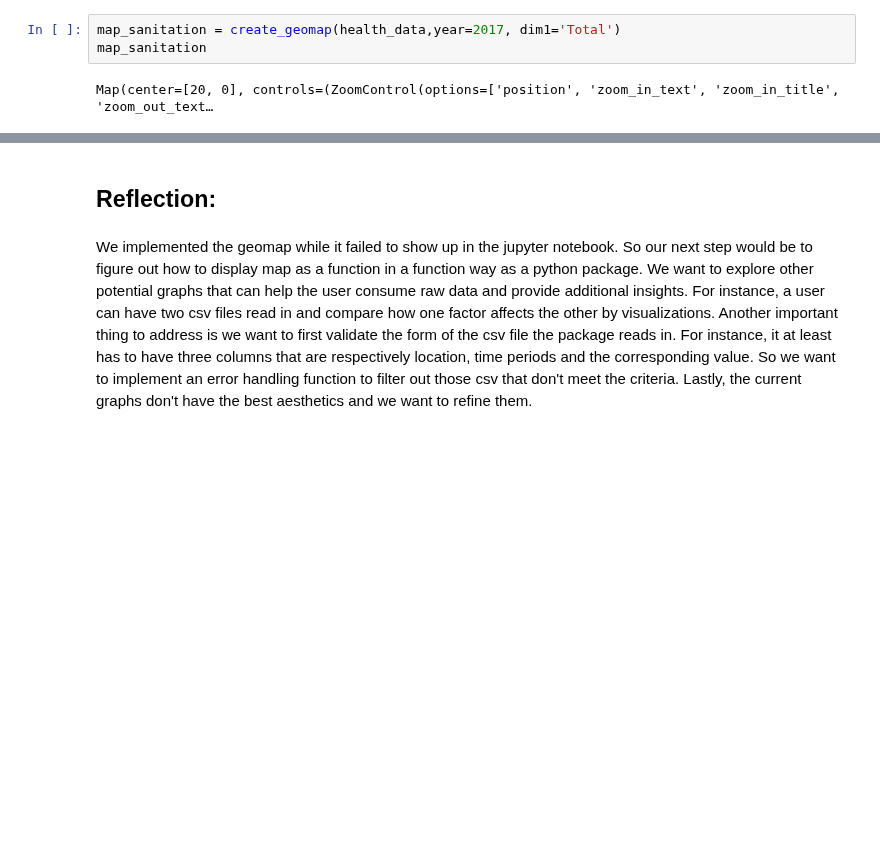
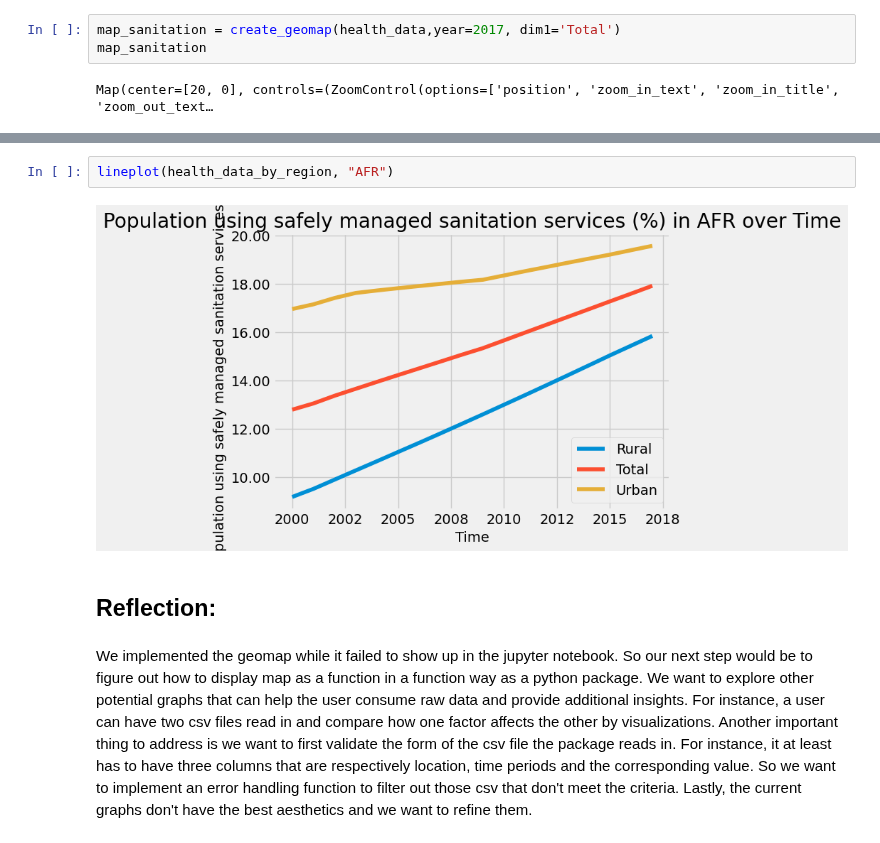
Before and after one commit to violetbi/sds-271-fp, a Jupyter notebook: prototype.ipynb, the cells around one changed output, grey strips where cells are left out. Cells and saved outputs as stored; diff of their text form; blank space fills up the shorter version.

```diff
--- a/prototype.ipynb
+++ b/prototype.ipynb
@@ -199,3 +199,7 @@ result
+# %%
+lineplot(health_data_by_region, "AFR")
+# %% [output]
+[figure, added]
 # %% [markdown]
 ## Reflection:
 # %% [markdown]
```
Also changed, not shown: parts of 1 cell of this notebook.
